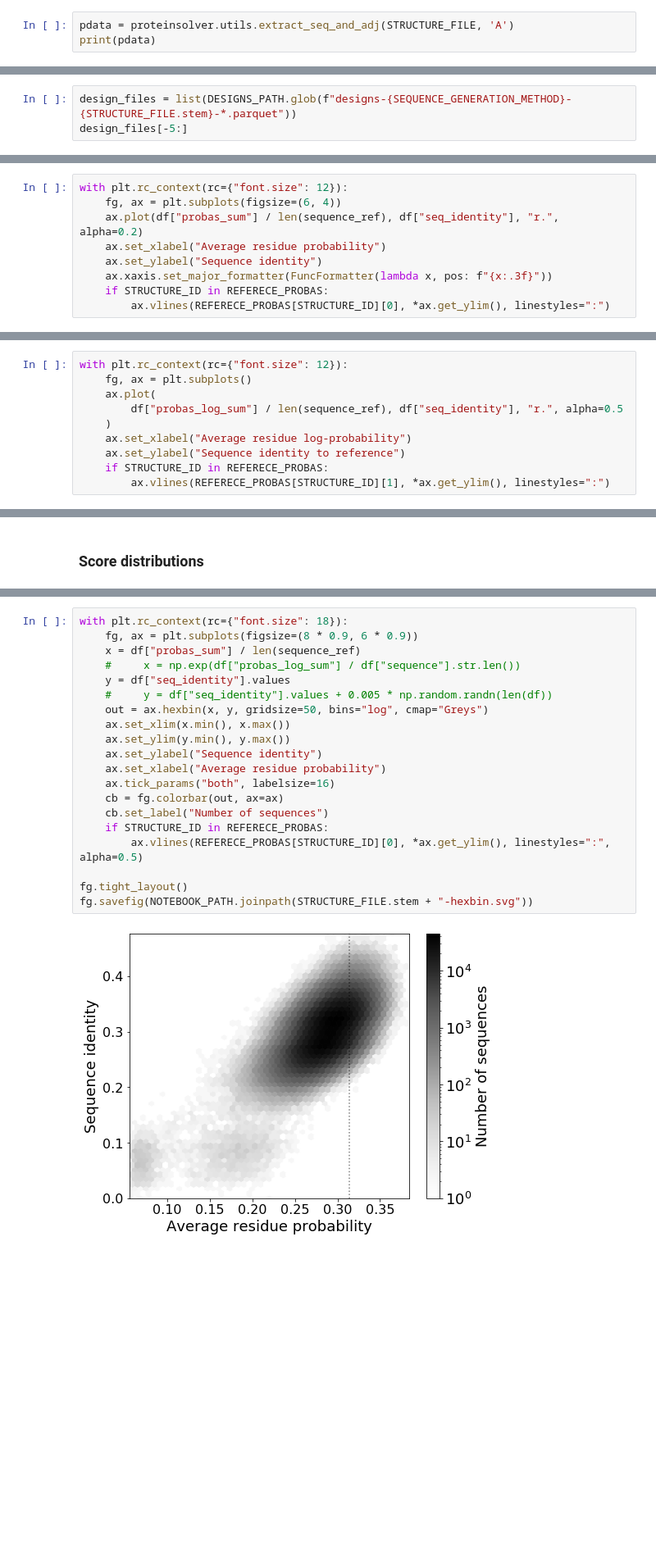
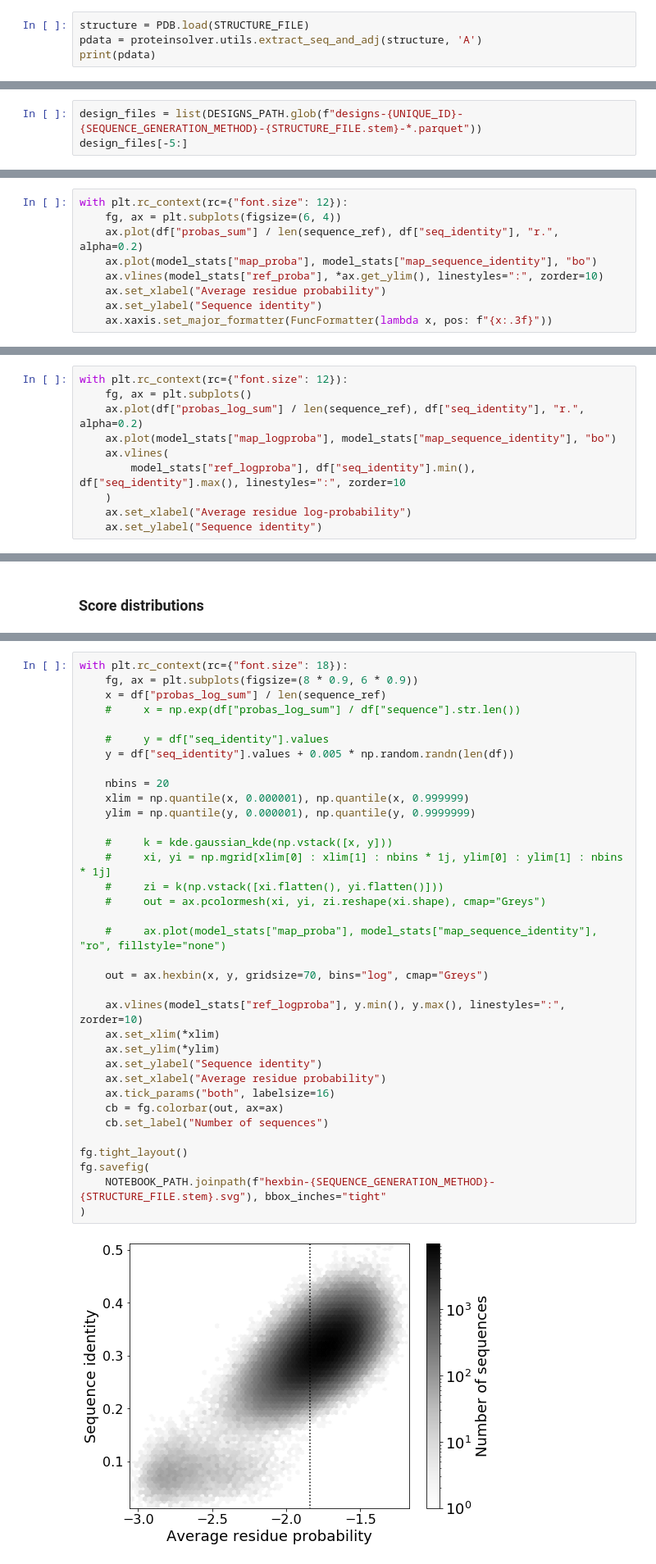
Before and after one commit to ostrokach/proteinsolver, a Jupyter notebook: notebooks/11_analyze_generated_sequences.ipynb, the cells around one changed output, grey strips where cells are left out. Shown: that part at 82% size. Drawn from its saved outputs; the diff is of its cells as text; blank space fills up the shorter version.

```diff
--- a/notebooks/11_analyze_generated_sequences.ipynb
+++ b/notebooks/11_analyze_generated_sequences.ipynb
@@ -89,7 +110,8 @@ NGLWidget()
 # %% [markdown]
 ### Load protein sequence and geometry
 # %%
-pdata = proteinsolver.utils.extract_seq_and_adj(STRUCTURE_FILE, 'A')
+structure = PDB.load(STRUCTURE_FILE)
+pdata = proteinsolver.utils.extract_seq_and_adj(structure, 'A')
 print(pdata)
 # %% [output]
 ProteinData(sequence='SALTQPPSASGSLGQSVTISCTGTSSDVGGYNYVSWYQQHAGKAPKVIIYEVNKRPSGVPDRFSGSKSGNTASLTVSGLQAEDEADYYCSSYEGSDNFVFGTGTKVTVL', row_index=array([  0,   0,   0, ..., 106, 106, 107]), col_index=ar ...
@@ -110,6 +132,6 @@ print(len(sequence_ref), sequence_ref)
 # %% [markdown]
 ### Convert designs into a DataFrame
 # %%
-design_files = list(DESIGNS_PATH.glob(f"designs-{SEQUENCE_GENERATION_METHOD}-{STRUCTURE_FILE.stem}-*.parquet"))
+design_files = list(DESIGNS_PATH.glob(f"designs-{UNIQUE_ID}-{SEQUENCE_GENERATION_METHOD}-{STRUCTURE_FILE.stem}-*.parquet"))
 design_files[-5:]
 # %% [output]
@@ -158,9 +185,9 @@ df.head(2)
 with plt.rc_context(rc={"font.size": 12}):
     fg, ax = plt.subplots(figsize=(6, 4))
     ax.plot(df["probas_sum"] / len(sequence_ref), df["seq_identity"], "r.", alpha=0.2)
+    ax.plot(model_stats["map_proba"], model_stats["map_sequence_identity"], "bo")
+    ax.vlines(model_stats["ref_proba"], *ax.get_ylim(), linestyles=":", zorder=10)
     ax.set_xlabel("Average residue probability")
     ax.set_ylabel("Sequence identity")
     ax.xaxis.set_major_formatter(FuncFormatter(lambda x, pos: f"{x:.3f}"))
-    if STRUCTURE_ID in REFERECE_PROBAS:
-        ax.vlines(REFERECE_PROBAS[STRUCTURE_ID][0], *ax.get_ylim(), linestyles=":")
 # %% [output]
@@ -168,11 +195,11 @@ with plt.rc_context(rc={"font.size": 12}):
 # %%
 with plt.rc_context(rc={"font.size": 12}):
     fg, ax = plt.subplots()
-    ax.plot(
-        df["probas_log_sum"] / len(sequence_ref), df["seq_identity"], "r.", alpha=0.5
+    ax.plot(df["probas_log_sum"] / len(sequence_ref), df["seq_identity"], "r.", alpha=0.2)
+    ax.plot(model_stats["map_logproba"], model_stats["map_sequence_identity"], "bo")
+    ax.vlines(
+        model_stats["ref_logproba"], df["seq_identity"].min(), df["seq_identity"].max(), linestyles=":", zorder=10
     )
     ax.set_xlabel("Average residue log-probability")
-    ax.set_ylabel("Sequence identity to reference")
-    if STRUCTURE_ID in REFERECE_PROBAS:
-        ax.vlines(REFERECE_PROBAS[STRUCTURE_ID][1], *ax.get_ylim(), linestyles=":")
+    ax.set_ylabel("Sequence identity")
 # %% [output]
@@ -201,24 +234,39 @@ fg.savefig(NOTEBOOK_PATH.joinpath(STRUCTURE_FILE.stem + "-adjacency.svg"))
 # %%
 with plt.rc_context(rc={"font.size": 18}):
     fg, ax = plt.subplots(figsize=(8 * 0.9, 6 * 0.9))
-    x = df["probas_sum"] / len(sequence_ref)
+    x = df["probas_log_sum"] / len(sequence_ref)
     #     x = np.exp(df["probas_log_sum"] / df["sequence"].str.len())
-    y = df["seq_identity"].values
-    #     y = df["seq_identity"].values + 0.005 * np.random.randn(len(df))
-    out = ax.hexbin(x, y, gridsize=50, bins="log", cmap="Greys")
-    ax.set_xlim(x.min(), x.max())
-    ax.set_ylim(y.min(), y.max())
+
+    #     y = df["seq_identity"].values
+    y = df["seq_identity"].values + 0.005 * np.random.randn(len(df))
+
+    nbins = 20
+    xlim = np.quantile(x, 0.000001), np.quantile(x, 0.999999)
+    ylim = np.quantile(y, 0.000001), np.quantile(y, 0.9999999)
+
+    #     k = kde.gaussian_kde(np.vstack([x, y]))
+    #     xi, yi = np.mgrid[xlim[0] : xlim[1] : nbins * 1j, ylim[0] : ylim[1] : nbins * 1j]
+    #     zi = k(np.vstack([xi.flatten(), yi.flatten()]))
+    #     out = ax.pcolormesh(xi, yi, zi.reshape(xi.shape), cmap="Greys")
+
+    #     ax.plot(model_stats["map_proba"], model_stats["map_sequence_identity"], "ro", fillstyle="none")
+
+    out = ax.hexbin(x, y, gridsize=70, bins="log", cmap="Greys")
+
+    ax.vlines(model_stats["ref_logproba"], y.min(), y.max(), linestyles=":", zorder=10)
+    ax.set_xlim(*xlim)
+    ax.set_ylim(*ylim)
     ax.set_ylabel("Sequence identity")
     ax.set_xlabel("Average residue probability")
     ax.tick_params("both", labelsize=16)
     cb = fg.colorbar(out, ax=ax)
     cb.set_label("Number of sequences")
-    if STRUCTURE_ID in REFERECE_PROBAS:
-        ax.vlines(REFERECE_PROBAS[STRUCTURE_ID][0], *ax.get_ylim(), linestyles=":", alpha=0.5)
 
 fg.tight_layout()
-fg.savefig(NOTEBOOK_PATH.joinpath(STRUCTURE_FILE.stem + "-hexbin.svg"))
+fg.savefig(
+    NOTEBOOK_PATH.joinpath(f"hexbin-{SEQUENCE_GENERATION_METHOD}-{STRUCTURE_FILE.stem}.svg"), bbox_inches="tight"
+)
 # %% [output]
-[figure, old version]
+[figure, new version]
 # %% [markdown]
 ### Sequence logo
```
Also changed, not shown: parts of 37 cells of this notebook.
